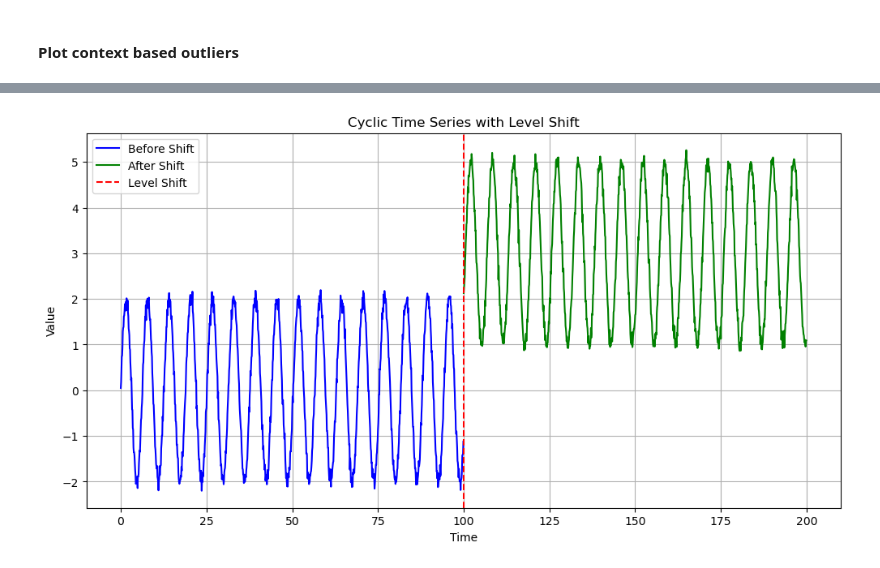
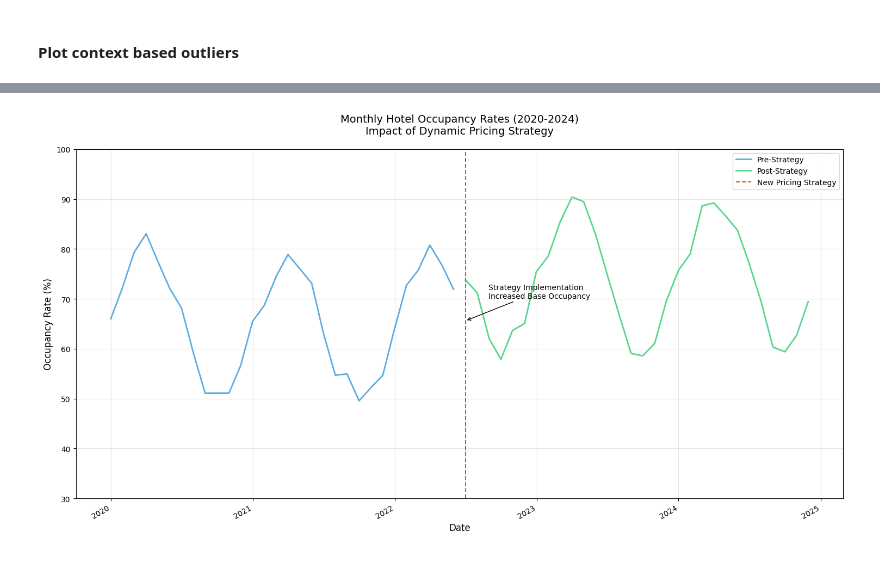
Before and after one commit to anishiisc/Anomaly-Detection, a Jupyter notebook: Introduction_to_Anomaly_Detection.ipynb, the cells around one changed output, grey strips where cells are left out. Saved outputs shown, nothing was run; the diff lists cells and outputs as text; code cells hidden in the pictures.

```diff
--- a/Introduction_to_Anomaly_Detection.ipynb
+++ b/Introduction_to_Anomaly_Detection.ipynb
@@ -548,30 +896,86 @@ plt.show()
 # %%
 import numpy as np
 import matplotlib.pyplot as plt
+from datetime import datetime, timedelta
 
-# Generate synthetic cyclic time-series data with a level shift
+# Set random seed for reproducibility
 np.random.seed(42)
-time = np.arange(0, 200, 0.1)
 
-# First part of the cyclic time series (before level shift)
-cyclic_before_shift = 2 * np.sin(time[:1000]) + np.random.normal(0, 0.1, len(time[:1000]))
+# Generate monthly data points (60 months = 5 years)
+months = np.arange(0, 60)
 
-# Second part of the cyclic time series (after level shift)
-cyclic_after_shift = 2 * np.sin(time[1000:]) + 3 + np.random.normal(0, 0.1, len(time[1000:]))
+# Parameters
+base_occupancy = 65  # Base occupancy rate (%)
+seasonal_amplitude = 15  # Seasonal variation amplitude
+level_shift = 10    # Increase after new pricing strategy
+noise_level = 2     # Random variation
+intervention_point = 30  # New strategy implementation (month 30)
 
-# Combine the two parts to create a cyclic time-series with a level shift
-cyclic_data = np.concatenate([cyclic_before_shift, cyclic_after_shift])
+# Create seasonal pattern (yearly cycle = 12 months)
+seasonal_pattern = seasonal_amplitude * np.sin(2 * np.pi * months / 12)
 
-# Plot the cyclic time-series with different colors for before and after the level shift
-plt.figure(figsize=(12, 6))
-plt.plot(time[:1000], cyclic_before_shift, label='Before Shift', color='blue')
-plt.plot(time[1000:], cyclic_after_shift, label='After Shift', color='green')
-plt.axvline(x=time[1000], color='red', linestyle='--', label='Level Shift')
-plt.title('Cyclic Time Series with Level Shift')
-plt.xlabel('Time')
-plt.ylabel('Value')
-plt.legend()
-plt.grid(True)
+# Generate occupancy data before intervention
+occupancy_before = (
+    base_occupancy +
+    seasonal_pattern[:intervention_point] +
+    np.random.normal(0, noise_level, intervention_point)
+)
+
+# Generate occupancy data after intervention
+occupancy_after = (
+    base_occupancy +
+    level_shift +
+    seasonal_pattern[intervention_point:] +
+    np.random.normal(0, noise_level, len(months[intervention_point:]))
+)
+
+# Create date range
+start_date = datetime(2020, 1, 1)
+dates = [start_date + timedelta(days=int(x*30.44)) for x in months]
+
+# Plotting
+plt.figure(figsize=(15, 8))
+
+# Plot occupancy data
+plt.plot(dates[:intervention_point], occupancy_before,
+         label='Pre-Strategy', color='#3498DB', alpha=0.8, linewidth=2)
+plt.plot(dates[intervention_point:], occupancy_after,
+         label='Post-Strategy', color='#2ECC71', alpha=0.8, linewidth=2)
+
+# Add vertical line for intervention
+intervention_date = dates[intervention_point]
+plt.axvline(x=intervention_date, color='#E74C3C', linestyle='--',
+            label='New Pricing Strategy')
+
+# Customize the plot
+plt.title('Monthly Hotel Occupancy Rates (2020-2024)\nImpact of Dynamic Pricing Strategy',
+          fontsize=14, pad=20)
+plt.xlabel('Date', fontsize=12)
+plt.ylabel('Occupancy Rate (%)', fontsize=12)
+plt.legend(fontsize=10)
+plt.grid(True, alpha=0.3)
+
+# Format axes
+plt.gcf().autofmt_xdate()
+plt.ylim(30, 100)
+
+# Add annotation
+plt.annotate('Strategy Implementation\nIncreased Base Occupancy',
+            xy=(intervention_date, np.mean(occupancy_after[:6])),
+            xytext=(30, 30), textcoords='offset points',
+            arrowprops=dict(arrowstyle='->'), fontsize=10)
+
+plt.tight_layout()
 plt.show()
+
+# Calculate key metrics
+pre_strategy_avg = np.mean(occupancy_before)
+post_strategy_avg = np.mean(occupancy_after)
+occupancy_improvement = post_strategy_avg - pre_strategy_avg
+
+print(f"\nBusiness Impact Analysis:")
+print(f"Average Occupancy Before Strategy: {pre_strategy_avg:.1f}%")
+print(f"Average Occupancy After Strategy: {post_strategy_avg:.1f}%")
+print(f"Average Occupancy Improvement: {occupancy_improvement:.1f}%")
 # %% [output]
-[figure, old version]
+[figure, new version]
```
Also changed, not shown: parts of 61 cells of this notebook.
